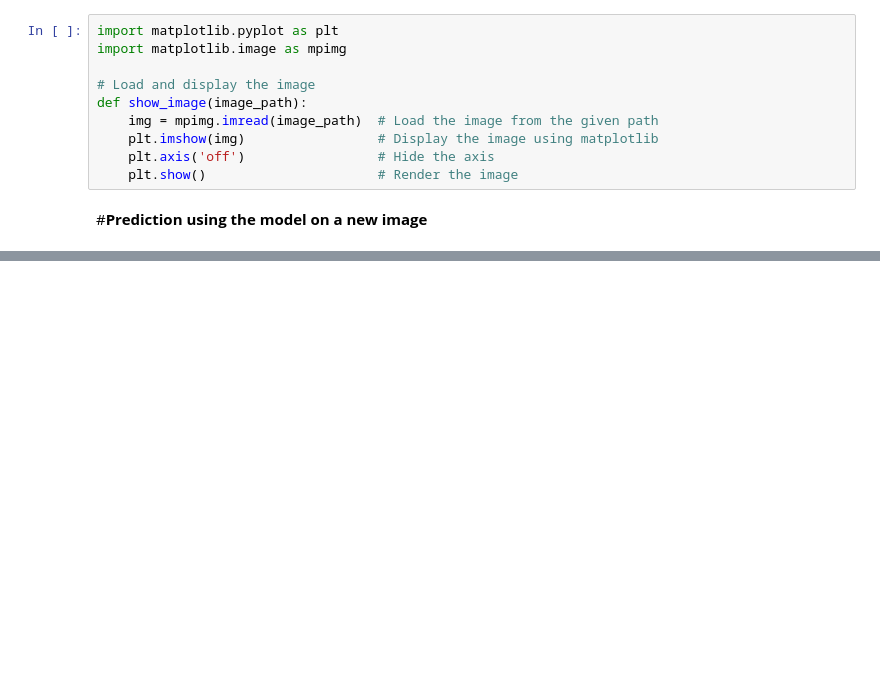
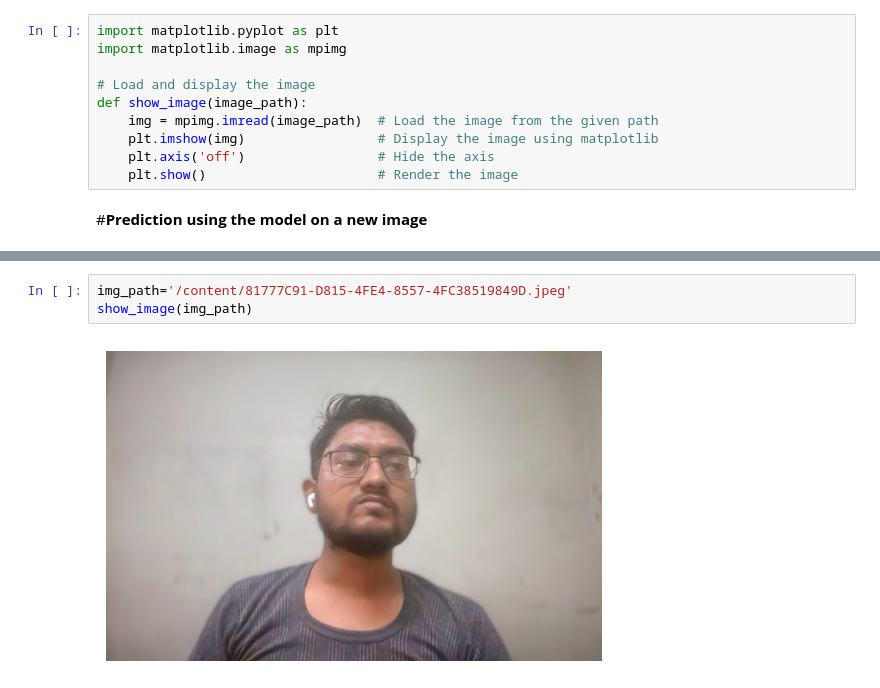
Before and after one commit to adarshkumar6341/human-masked-or-not, a Jupyter notebook: masked_or_not.ipynb, the cells around one changed output, grey strips where cells are left out. Saved outputs shown, nothing was run; the diff lists cells and outputs as text; blank space fills up the shorter version.

```diff
--- a/masked_or_not.ipynb
+++ b/masked_or_not.ipynb
@@ -216,0 +313,5 @@ predict_mask('/content/lp_image.jpeg')
+# %%
+img_path='/content/81777C91-D815-4FE4-8557-4FC38519849D.jpeg'
+show_image(img_path)
+# %% [output]
+[figure, added]
```
Also changed, not shown: parts of 19 cells of this notebook.
